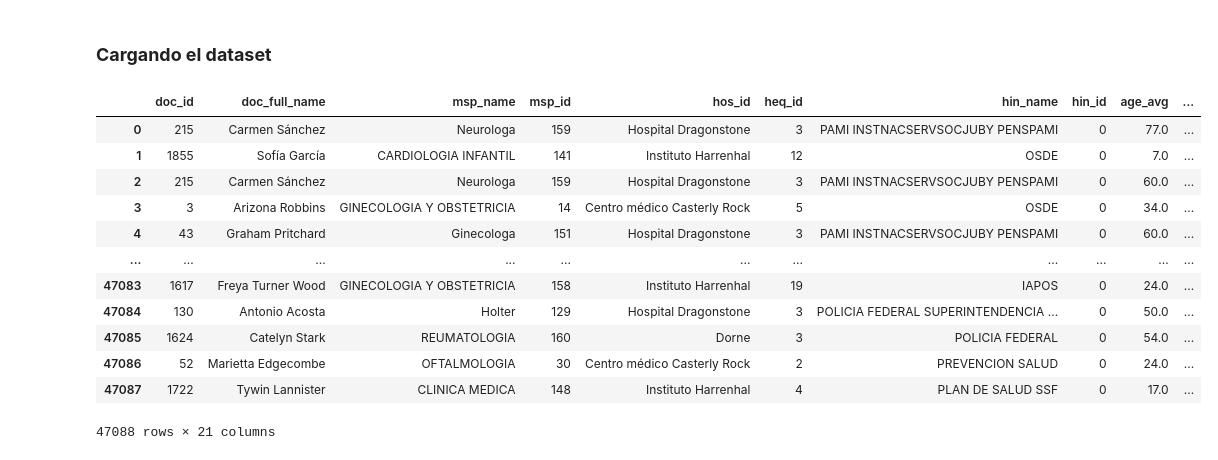
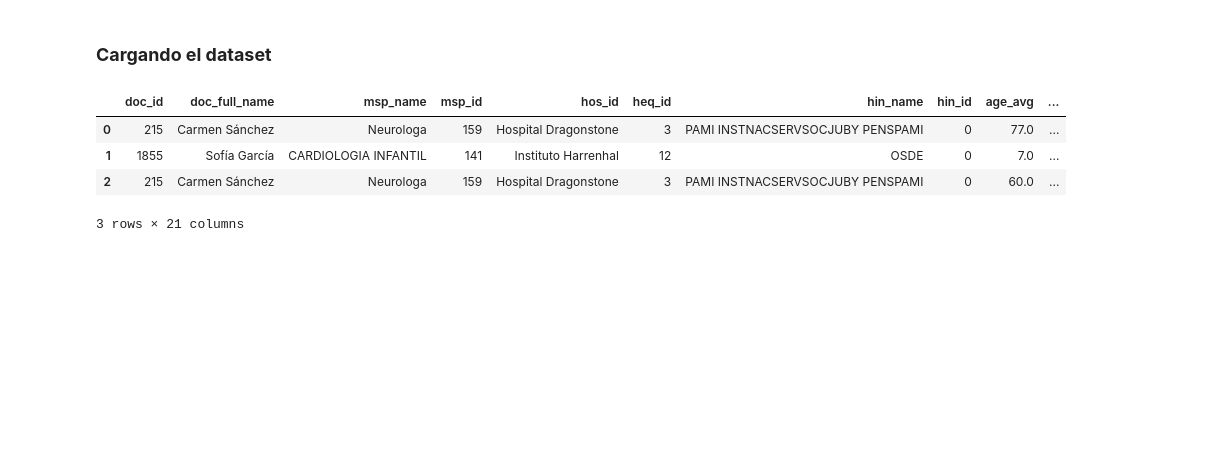
Before and after one commit to manufabregas/Dataset-Asistencia-a-turnos-m-dicos, a Jupyter notebook: TP 2/Práctico_2_Análisis_y_curación_de_datos.ipynb, the cells around one changed output. Drawn from its saved outputs; the diff is of its cells as text; code cells hidden in the pictures; blank space fills up the shorter version.

```diff
--- a/TP 2/Práctico_2_Análisis_y_curación_de_datos.ipynb
+++ b/TP 2/Práctico_2_Análisis_y_curación_de_datos.ipynb
@@ -47,19 +47,11 @@ import missingno as msno
 # %%
 df=pd.read_csv("https://raw.githubusercontent.com/kunan-sa/mentoria_2024/master/dataset/base_asistencia_anon.csv", encoding='utf8')
 df=df.drop(columns=['Unnamed: 0'])
 df_original = df.copy()
-df_original
+df_original.head(3)
 # %% [output]
 |  | doc_id | doc_full_name | msp_name | msp_id | hos_id | heq_id | hin_name | hin_id | age_avg | ... |
 | 0 | 215 | Carmen Sánchez | Neurologa | 159 | Hospital Dragonstone | 3 | PAMI INSTNACSERVSOCJUBY PENSPAMI | 0 | 77.0 | ... |
 | 1 | 1855 | Sofía García | CARDIOLOGIA INFANTIL | 141 | Instituto Harrenhal | 12 | OSDE | 0 | 7.0 | ... |
 | 2 | 215 | Carmen Sánchez | Neurologa | 159 | Hospital Dragonstone | 3 | PAMI INSTNACSERVSOCJUBY PENSPAMI | 0 | 60.0 | ... |
-| 3 | 3 | Arizona Robbins | GINECOLOGIA Y OBSTETRICIA | 14 | Centro médico Casterly Rock | 5 | OSDE | 0 | 34.0 | ... |
-| 4 | 43 | Graham Pritchard | Ginecologa | 151 | Hospital Dragonstone | 3 | PAMI INSTNACSERVSOCJUBY PENSPAMI | 0 | 60.0 | ... |
-| ... | ... | ... | ... | ... | ... | ... | ... | ... | ... | ... |
-| 47083 | 1617 | Freya Turner Wood | GINECOLOGIA Y OBSTETRICIA | 158 | Instituto Harrenhal | 19 | IAPOS | 0 | 24.0 | ... |
-| 47084 | 130 | Antonio Acosta | Holter | 129 | Hospital Dragonstone | 3 | POLICIA FEDERAL SUPERINTENDENCIA ... | 0 | 50.0 | ... |
-| 47085 | 1624 | Catelyn Stark | REUMATOLOGIA | 160 | Dorne | 3 | POLICIA FEDERAL | 0 | 54.0 | ... |
-| 47086 | 52 | Marietta Edgecombe | OFTALMOLOGIA | 30 | Centro médico Casterly Rock | 2 | PREVENCION SALUD | 0 | 24.0 | ... |
-| 47087 | 1722 | Tywin Lannister | CLINICA MEDICA | 148 | Instituto Harrenhal | 4 | PLAN DE SALUD SSF | 0 | 17.0 | ... |
-47088 rows × 21 columns
+3 rows × 21 columns
```
Also changed, not shown: parts of 24 cells of this notebook.
